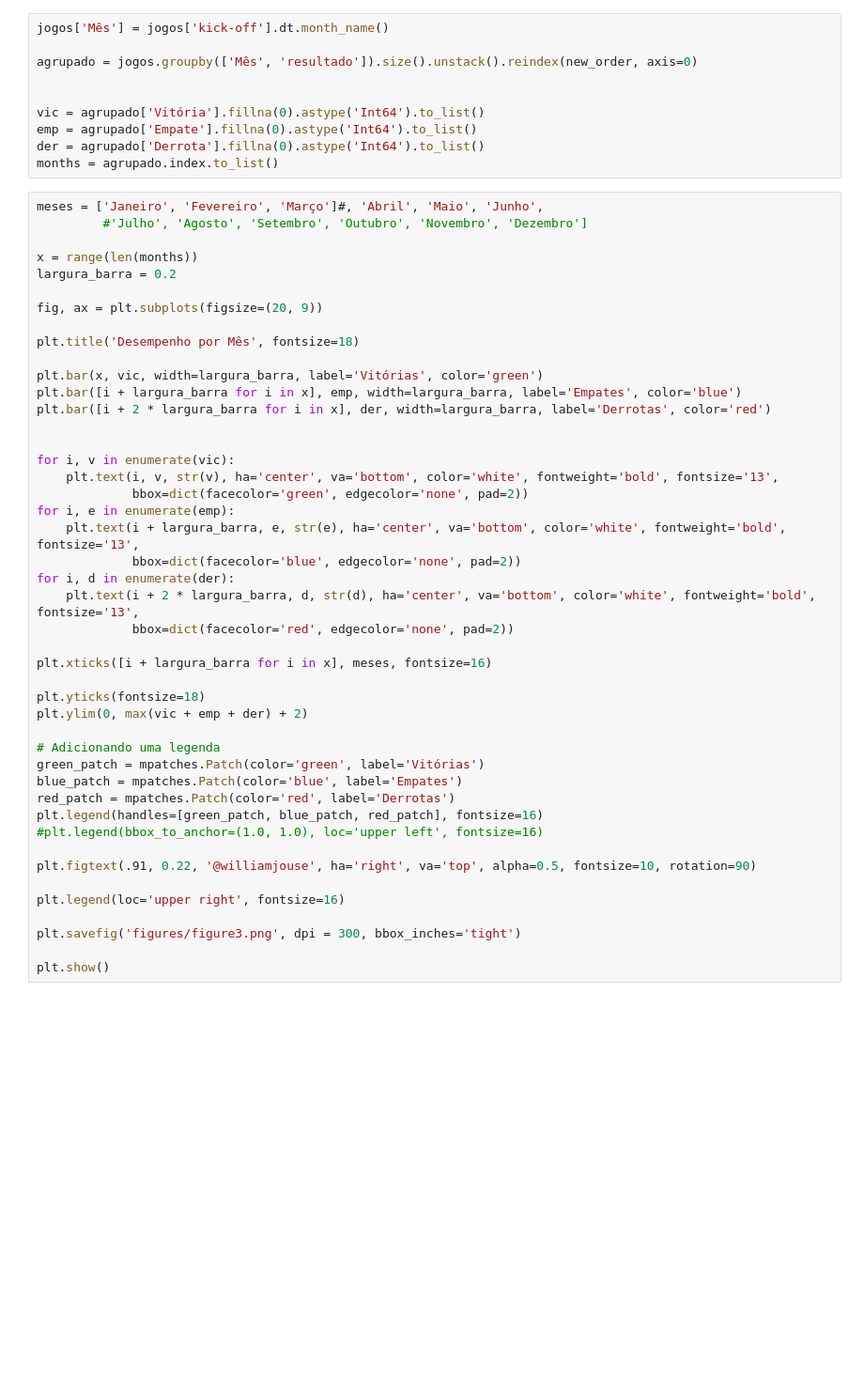
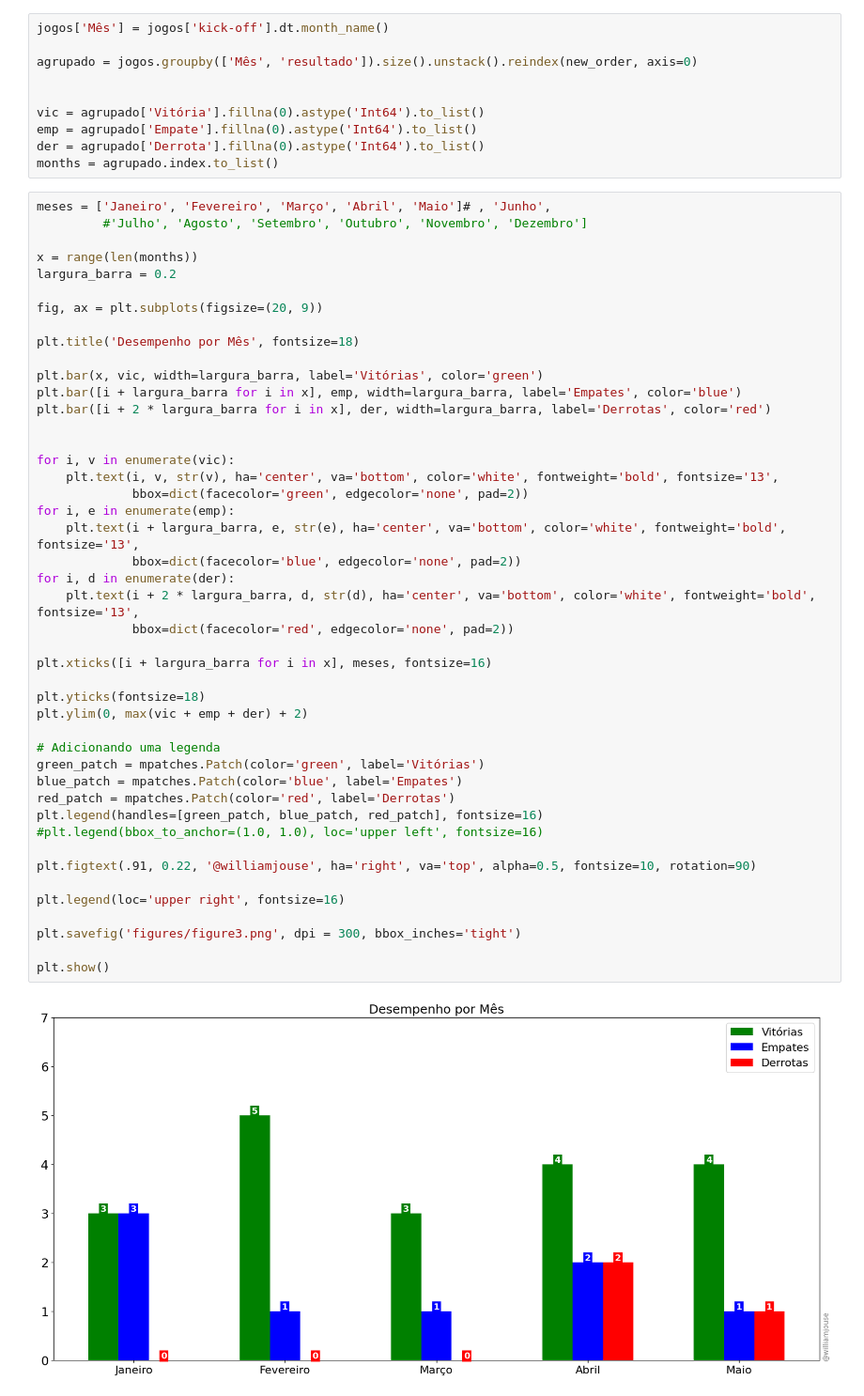
Before and after one commit to williamjouse/jogos-Flamengo-2024, a Jupyter notebook: notebooks/03-Plotting.ipynb, the cells around one changed output. Shown at 94% size. Cells and saved outputs as stored; diff of their text form; blank space fills up the shorter version.

```diff
--- a/notebooks/03-Plotting.ipynb
+++ b/notebooks/03-Plotting.ipynb
@@ -112,7 +123,7 @@ emp = agrupado['Empate'].fillna(0).astype('Int64').to_list()
 der = agrupado['Derrota'].fillna(0).astype('Int64').to_list()
 months = agrupado.index.to_list()
 # %%
-meses = ['Janeiro', 'Fevereiro', 'Março']#, 'Abril', 'Maio', 'Junho',
+meses = ['Janeiro', 'Fevereiro', 'Março', 'Abril', 'Maio']# , 'Junho',
          #'Julho', 'Agosto', 'Setembro', 'Outubro', 'Novembro', 'Dezembro']
 
 x = range(len(months))
@@ -129,30 +140,32 @@ plt.bar([i + 2 * largura_barra for i in x], der, width=largura_barra, label='Der
 
 for i, v in enumerate(vic):
     plt.text(i, v, str(v), ha='center', va='bottom', color='white', fontweight='bold', fontsize='13',
              bbox=dict(facecolor='green', edgecolor='none', pad=2))
 for i, e in enumerate(emp):
     plt.text(i + largura_barra, e, str(e), ha='center', va='bottom', color='white', fontweight='bold', fontsize='13',
              bbox=dict(facecolor='blue', edgecolor='none', pad=2))
 for i, d in enumerate(der):
     plt.text(i + 2 * largura_barra, d, str(d), ha='center', va='bottom', color='white', fontweight='bold', fontsize='13',
              bbox=dict(facecolor='red', edgecolor='none', pad=2))
 
 plt.xticks([i + largura_barra for i in x], meses, fontsize=16)
 
 plt.yticks(fontsize=18)
 plt.ylim(0, max(vic + emp + der) + 2)
 
 # Adicionando uma legenda
 green_patch = mpatches.Patch(color='green', label='Vitórias')
 blue_patch = mpatches.Patch(color='blue', label='Empates')
 red_patch = mpatches.Patch(color='red', label='Derrotas')
 plt.legend(handles=[green_patch, blue_patch, red_patch], fontsize=16)
 #plt.legend(bbox_to_anchor=(1.0, 1.0), loc='upper left', fontsize=16)
 
 plt.figtext(.91, 0.22, '@williamjouse', ha='right', va='top', alpha=0.5, fontsize=10, rotation=90)
 
 plt.legend(loc='upper right', fontsize=16)
 
 plt.savefig('figures/figure3.png', dpi = 300, bbox_inches='tight')
 
 plt.show()
+# %% [output]
+[figure, added]
```
Also changed, not shown: parts of 7 cells of this notebook, 13 other files.
